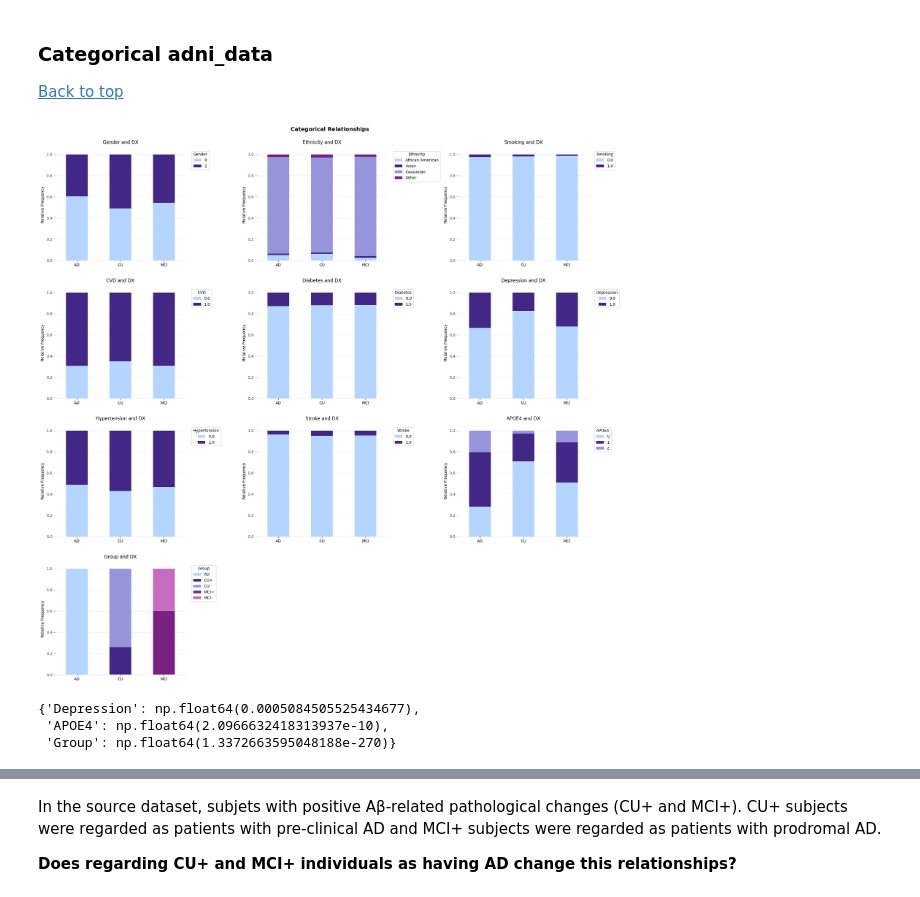
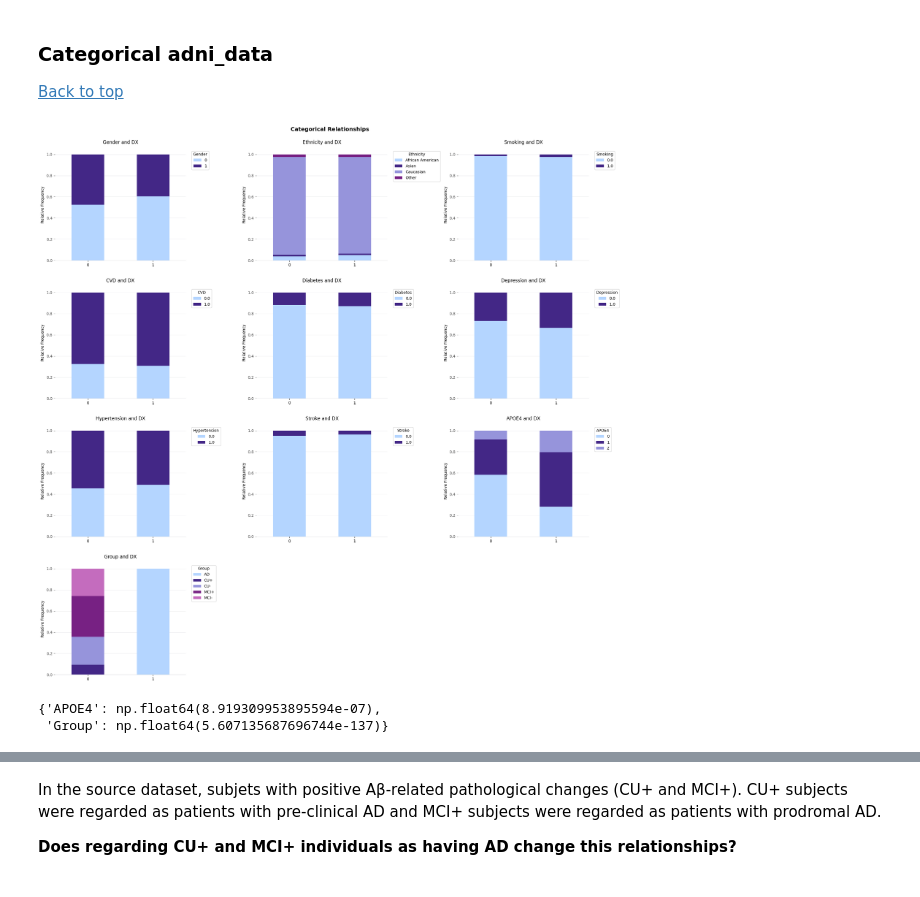
Before and after one commit to mardelmir/EDA_Project, a Jupyter notebook: src/notebooks/03_Bivariate_Analysis.ipynb, the cells around one changed output, grey strips where cells are left out. Cells and saved outputs as stored; diff of their text form; code cells hidden in the pictures.

```diff
--- a/src/notebooks/03_Bivariate_Analysis.ipynb
+++ b/src/notebooks/03_Bivariate_Analysis.ipynb
@@ -109,17 +126,20 @@ It seems there is no correlation in between AD diagnosis and this variables, whi
 adni_classification = dt.classify_by_cardinality(df_adni)
 column_selection = adni_classification.loc[adni_classification['Suggested Type'].isin(['Binary', 'Categorical'])]
 categorical_adni = column_selection.index.to_list()
+# %%
+adni_temp = df_adni.copy()
+adni_temp.loc[adni_temp['DX'].isin(['CU', 'MCI']), 'DX'] = 0
+adni_temp.loc[adni_temp['DX'] == 'AD', 'DX'] = 1
 # %%
-vt.plot_categorical_relationship_stacked(df_adni, 'DX', categorical_adni, relative = True, palette = palette);
+vt.plot_categorical_relationship_stacked(adni_temp, 'DX', categorical_adni, relative = True, palette = palette);
 # %% [output]
-[figure, old version]
+[figure, new version]
 # %%
-adni = dt.categorical_correlation_test(df_adni, 'DX', categorical_adni)
+adni = dt.categorical_correlation_test(adni_temp, 'DX', categorical_adni)
 adni[0]
 # %% [output]
-{'Depression': np.float64(0.0005084505525434677),
- 'APOE4': np.float64(2.0966632418313937e-10),
- 'Group': np.float64(1.3372663595048188e-270)}
+{'APOE4': np.float64(8.919309953895594e-07),
+ 'Group': np.float64(5.607135687696744e-137)}
 # %%
 for variable in adni[1]:
     print(f'P-value of {variable}: {adni[1][variable]['p']}')
```
Also changed, not shown: parts of 18 cells of this notebook, 6 other files.
